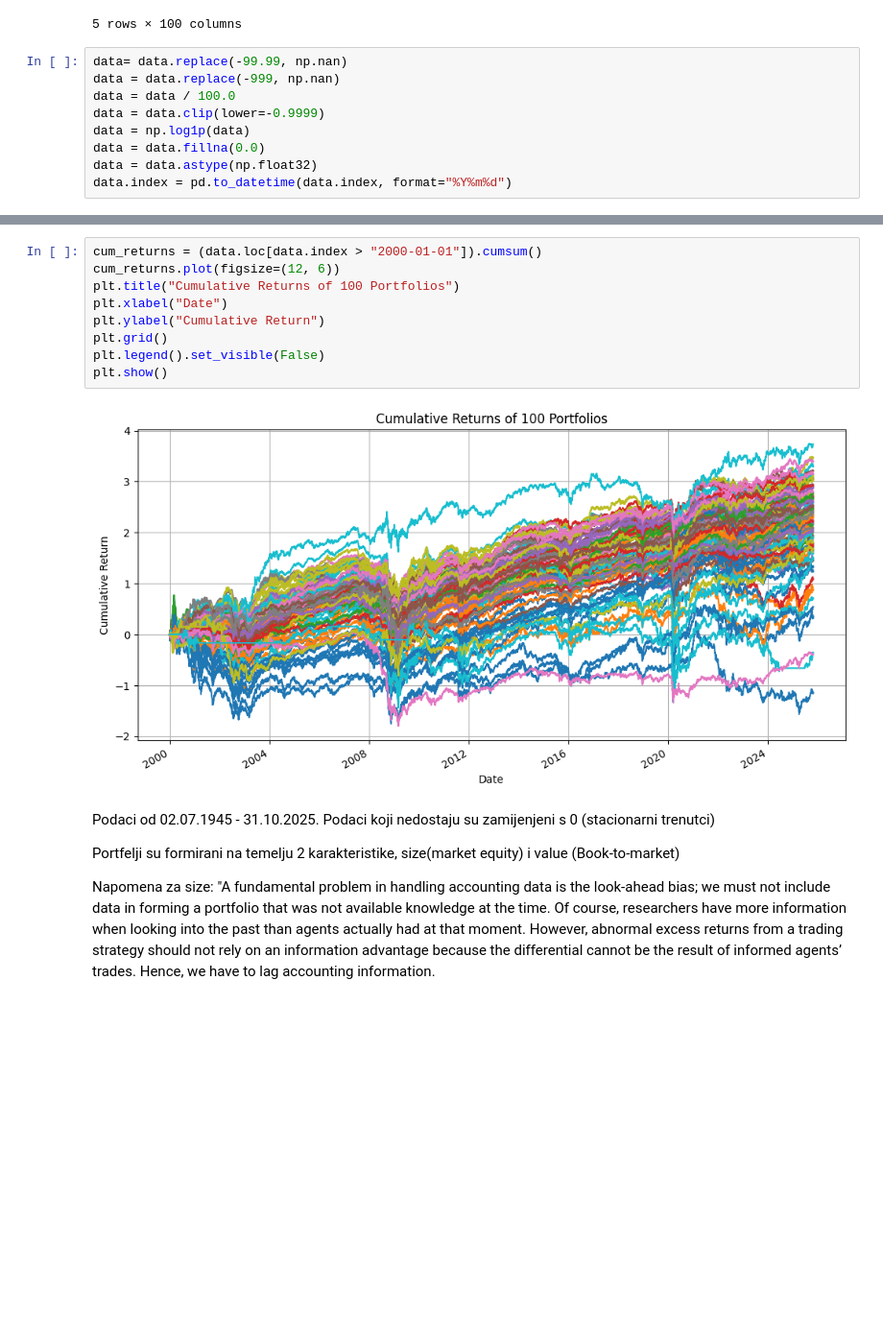
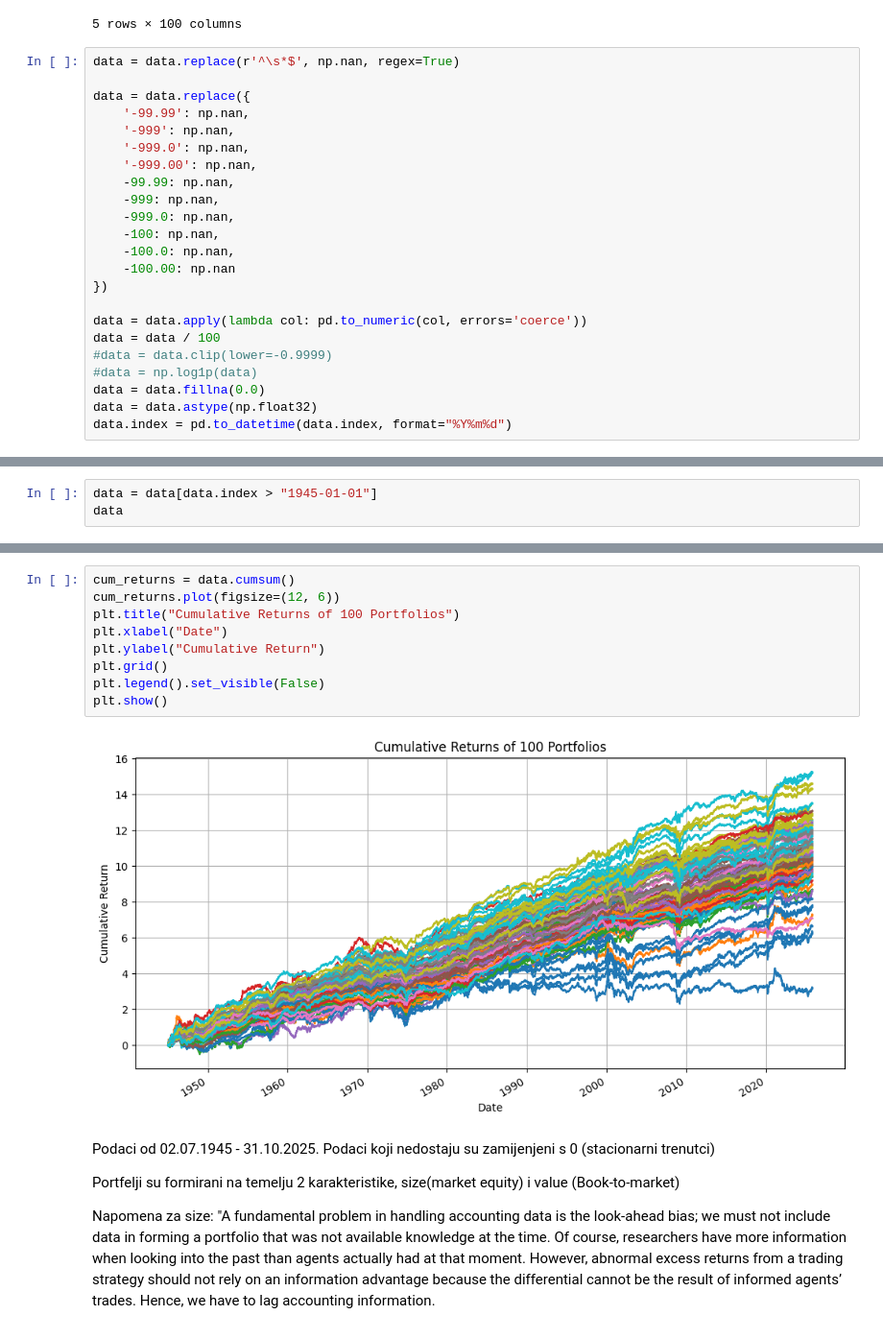
Before and after one commit to evucelic/Diplomski-Projekt, a Jupyter notebook: main.ipynb, the cells around one changed output, grey strips where cells are left out. Shown at 96% size. Cells and saved outputs as stored; diff of their text form; blank space fills up the shorter version.

```diff
--- a/main.ipynb
+++ b/main.ipynb
@@ -27,11 +27,25 @@ data.head()
 | 19260708 | -99.99 | 0.00 | -99.99 | 1.56 | -0.51 | -1.06 | 0.00 | 4.90 | 0.45 | 0.26 | ... |
 5 rows × 100 columns
 # %%
-data= data.replace(-99.99, np.nan)
-data = data.replace(-999, np.nan)
-data = data / 100.0
-data = data.clip(lower=-0.9999)
-data = np.log1p(data)
+data = data.replace(r'^\s*$', np.nan, regex=True)
+
+data = data.replace({
+    '-99.99': np.nan,
+    '-999': np.nan,
+    '-999.0': np.nan,
+    '-999.00': np.nan,
+    -99.99: np.nan,
+    -999: np.nan,
+    -999.0: np.nan,
+    -100: np.nan,
+    -100.0: np.nan,
+    -100.00: np.nan
+})
+
+data = data.apply(lambda col: pd.to_numeric(col, errors='coerce'))
+data = data / 100
+#data = data.clip(lower=-0.9999)
+#data = np.log1p(data)
 data = data.fillna(0.0)
 data = data.astype(np.float32)
 data.index = pd.to_datetime(data.index, format="%Y%m%d")
@@ -59,0 +73,3 @@ None
+# %%
+data = data[data.index > "1945-01-01"]
+data
@@ -60,14 +91,14 @@ None
 # %%
-cum_returns = (data.loc[data.index > "2000-01-01"]).cumsum()
+cum_returns = data.cumsum()
 cum_returns.plot(figsize=(12, 6))
 plt.title("Cumulative Returns of 100 Portfolios")
 plt.xlabel("Date")
 plt.ylabel("Cumulative Return")
 plt.grid()
 plt.legend().set_visible(False)
 plt.show()
 # %% [output]
-[figure, old version]
+[figure, new version]
 # %% [markdown]
 Podaci od 02.07.1945 - 31.10.2025. Podaci koji nedostaju su zamijenjeni s 0 (stacionarni trenutci)
 
```
Also changed, not shown: parts of 9 cells of this notebook.
